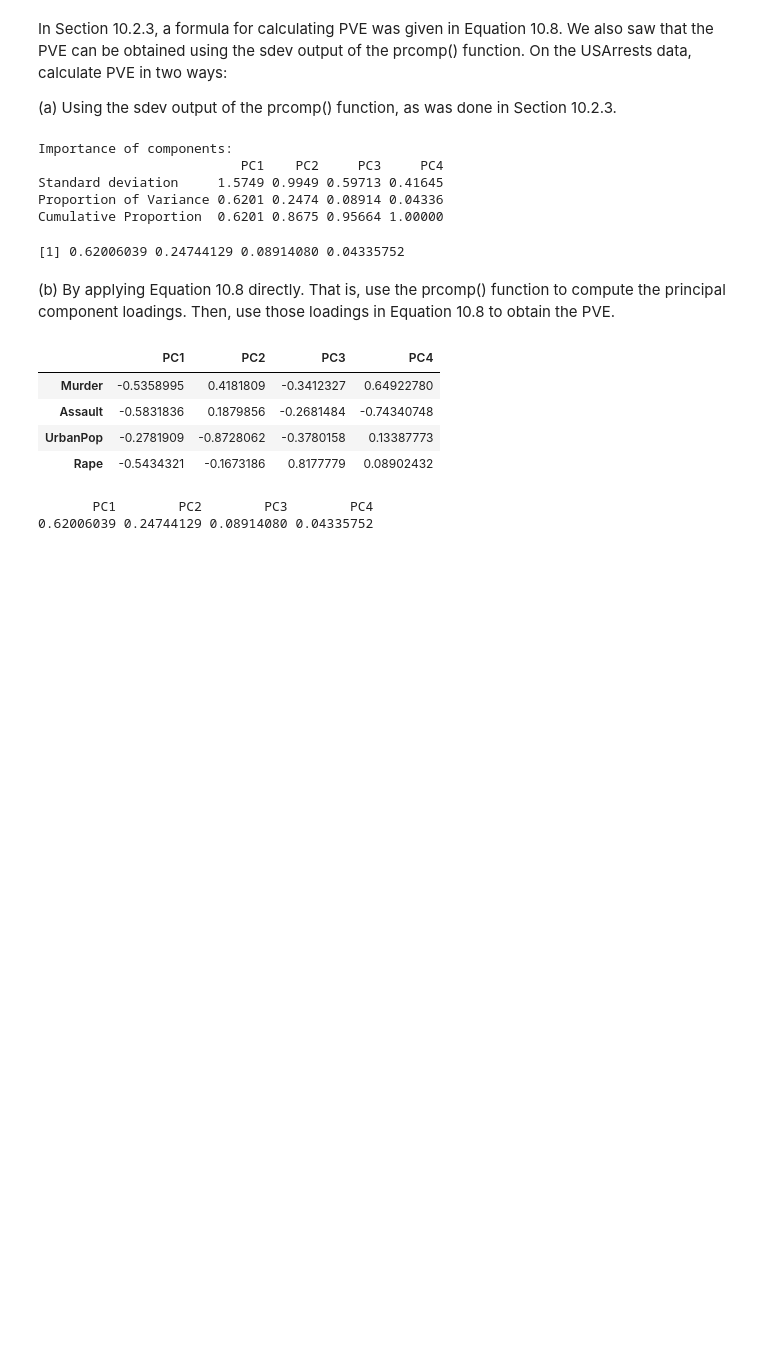
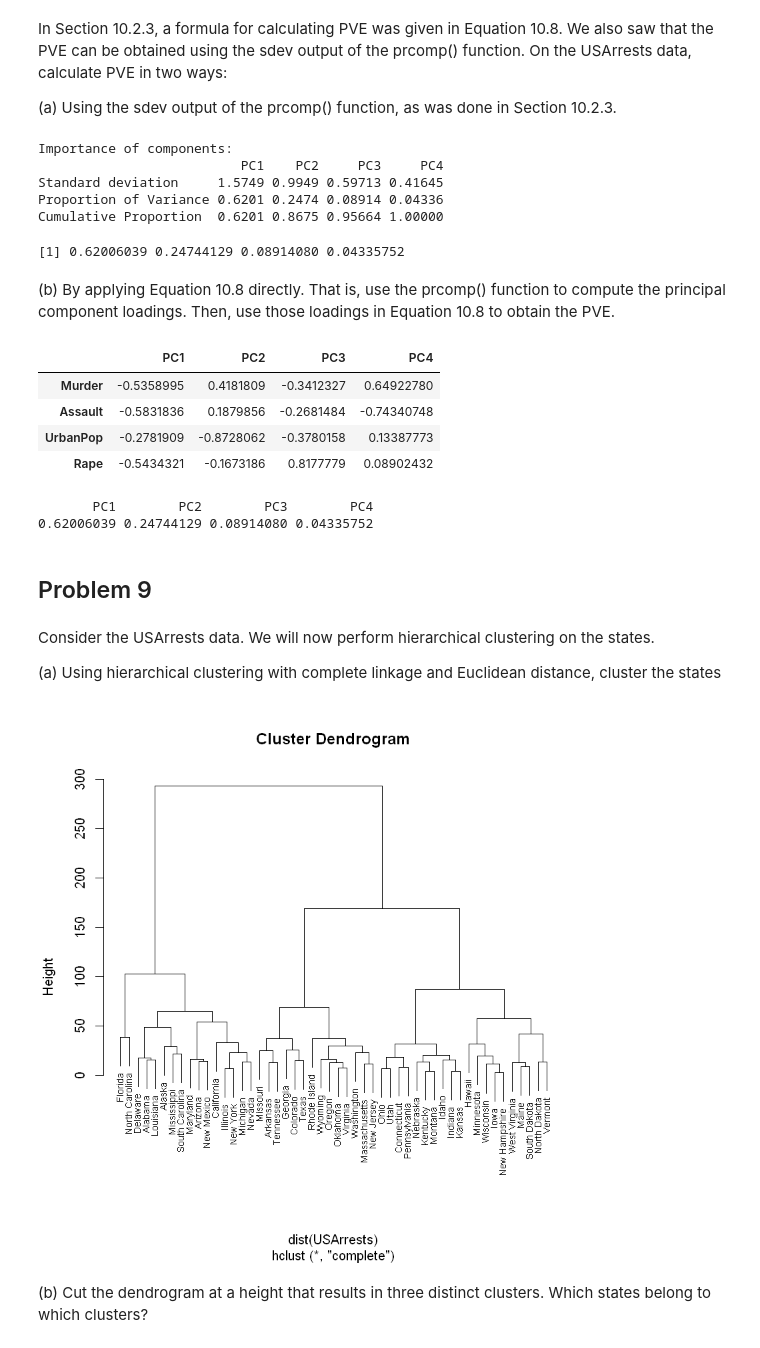
Before and after one commit to kuzn137/Statistical_problems, a Jupyter notebook: Ch10R.ipynb, the cells around one changed output. Drawn from its saved outputs; the diff is of its cells as text; code cells hidden in the pictures; blank space fills up the shorter version.

```diff
--- a/Ch10R.ipynb
+++ b/Ch10R.ipynb
@@ -108,3 +110,18 @@ apply((as.matrix(scale(USArrests)) %*% pr.out$rotation)^2, 2, sum)/sum(apply(as.
 # %% [output]
        PC1        PC2        PC3        PC4
 0.62006039 0.24744129 0.08914080 0.04335752
+# %% [markdown]
+## Problem 9
+# %% [markdown]
+Consider the USArrests data. We will now perform hierarchical clustering on the states.
+
+(a) Using hierarchical clustering with complete linkage and
+Euclidean distance, cluster the states
+# %%
+hc.complete =hclust(dist(USArrests), method="complete")
+plot(hc.complete, cex = 0.7)
+# %% [output]
+[figure, added]
+# %% [markdown]
+(b) Cut the dendrogram at a height that results in three distinct
+clusters. Which states belong to which clusters?
```
Also changed, not shown: parts of 7 cells of this notebook.
